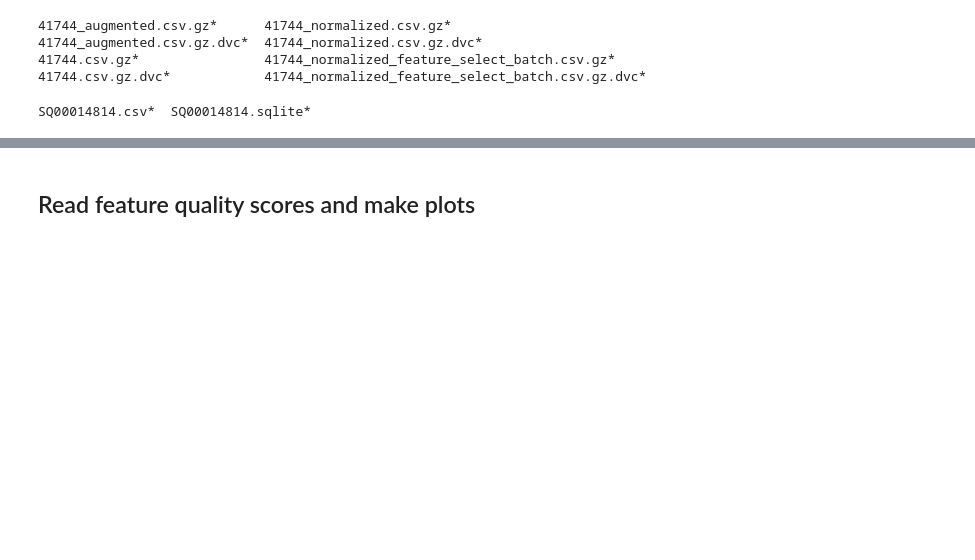
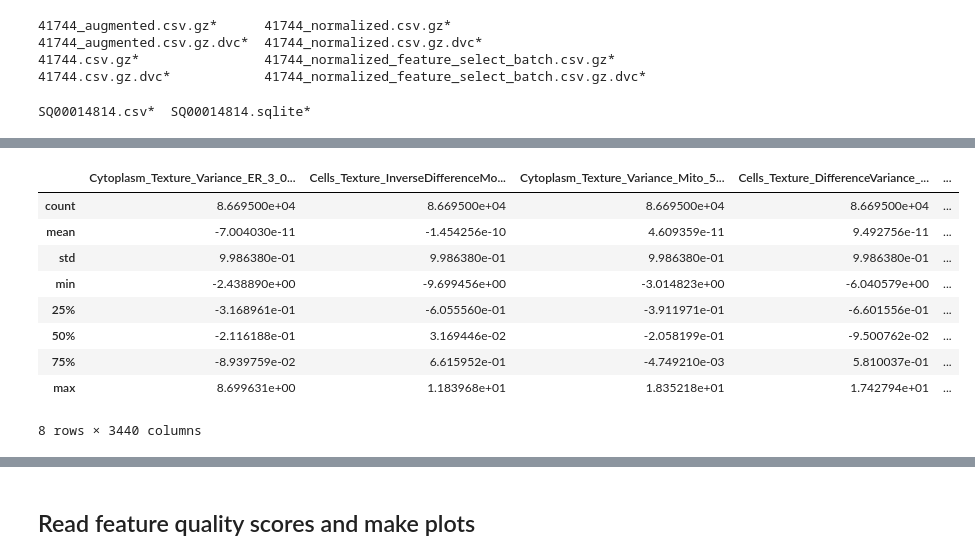
Before and after one commit to broadinstitute/SingleCell_Morphological_Analysis, a Jupyter notebook: scripts/jump_fq/jump_feature_quality.ipynb, the cells around one changed output, grey strips where cells are left out. Drawn from its saved outputs; the diff is of its cells as text; code cells hidden in the pictures; blank space fills up the shorter version.

```diff
--- a/scripts/jump_fq/jump_feature_quality.ipynb
+++ b/scripts/jump_fq/jump_feature_quality.ipynb
@@ -765,0 +917,13 @@ DS_featureQ_rank.compute()
+# %%
+def find_end_slope2(data, height=None):
+    min_max_indc = [np.argmax(data), np.argmin(data)]
+    last_peak_ind0 = [i for i in min_max_indc if i < len(data) - 2]
+    if last_peak_ind0 == []:
+        return 0, 0
+    last_peak_ind = np.max(last_peak_ind0)
+    #     last_two_points_amplitude = (data[-1] + data[-2]) / 2
+    slope = (data[-1] - data[last_peak_ind]) / (len(data) - last_peak_ind - 1)
+
+    #     last_peak_ind = 0
+    #     slope = data[-2]  # - data[-2]
+    return last_peak_ind, slope
@@ -765,0 +1072,13 @@ DS_featureQ_rank.compute()
+# %%
+df_rep_level_scaled2[cp_features_analysis].describe()
+# %% [output]
+|  | Cytoplasm_Texture_Variance_ER_3_0... | Cells_Texture_InverseDifferenceMo... | Cytoplasm_Texture_Variance_Mito_5... | Cells_Texture_DifferenceVariance_... | ... |
+| count | 8.669500e+04 | 8.669500e+04 | 8.669500e+04 | 8.669500e+04 | ... |
+| mean | -7.004030e-11 | -1.454256e-10 | 4.609359e-11 | 9.492756e-11 | ... |
+| std | 9.986380e-01 | 9.986380e-01 | 9.986380e-01 | 9.986380e-01 | ... |
+| min | -2.438890e+00 | -9.699456e+00 | -3.014823e+00 | -6.040579e+00 | ... |
+| 25% | -3.168961e-01 | -6.055560e-01 | -3.911971e-01 | -6.601556e-01 | ... |
+| 50% | -2.116188e-01 | 3.169446e-02 | -2.058199e-01 | -9.500762e-02 | ... |
+| 75% | -8.939759e-02 | 6.615952e-01 | -4.749210e-03 | 5.810037e-01 | ... |
+| max | 8.699631e+00 | 1.183968e+01 | 1.835218e+01 | 1.742794e+01 | ... |
+8 rows × 3440 columns
```
Also changed, not shown: parts of 40 cells of this notebook, 7 other files.
